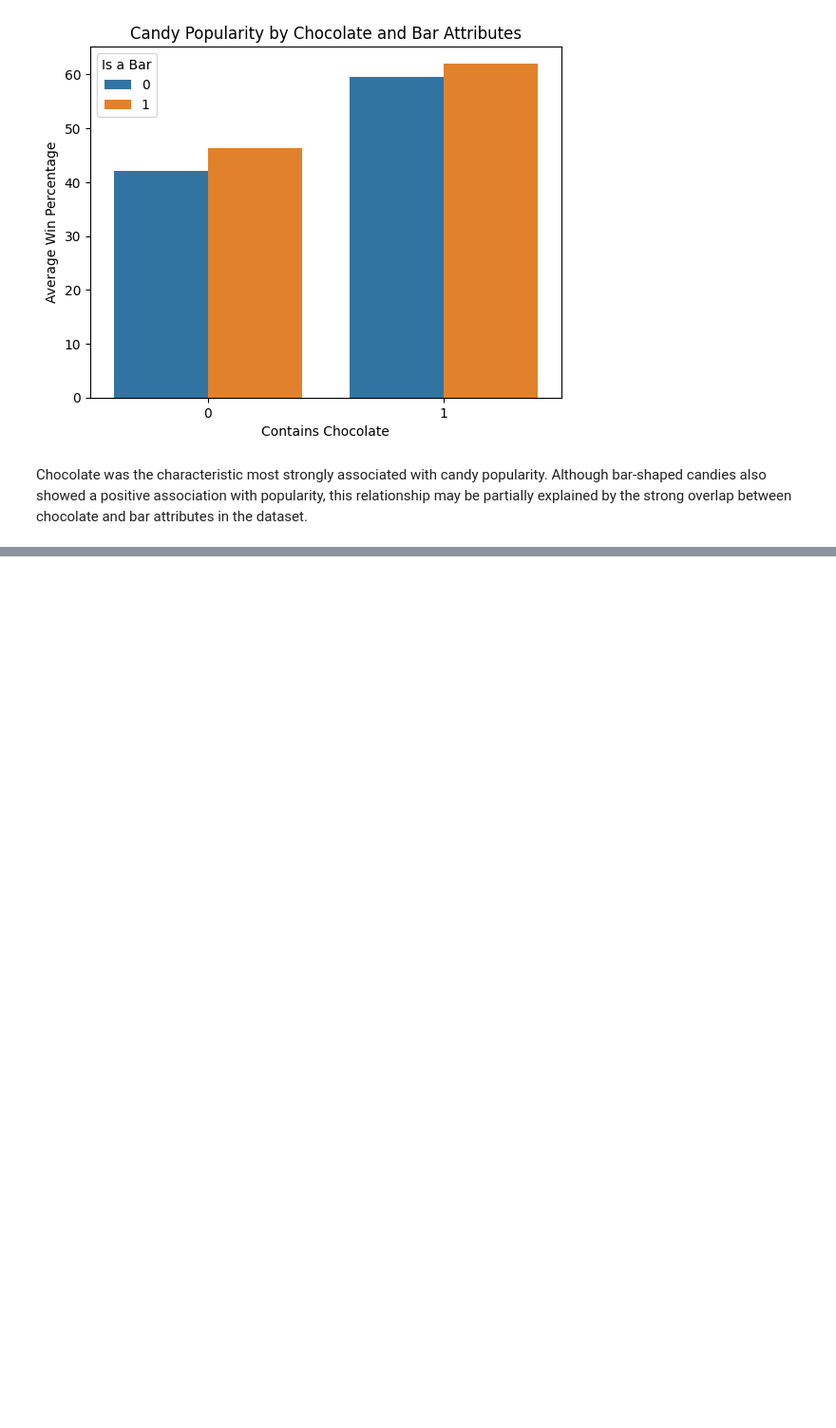
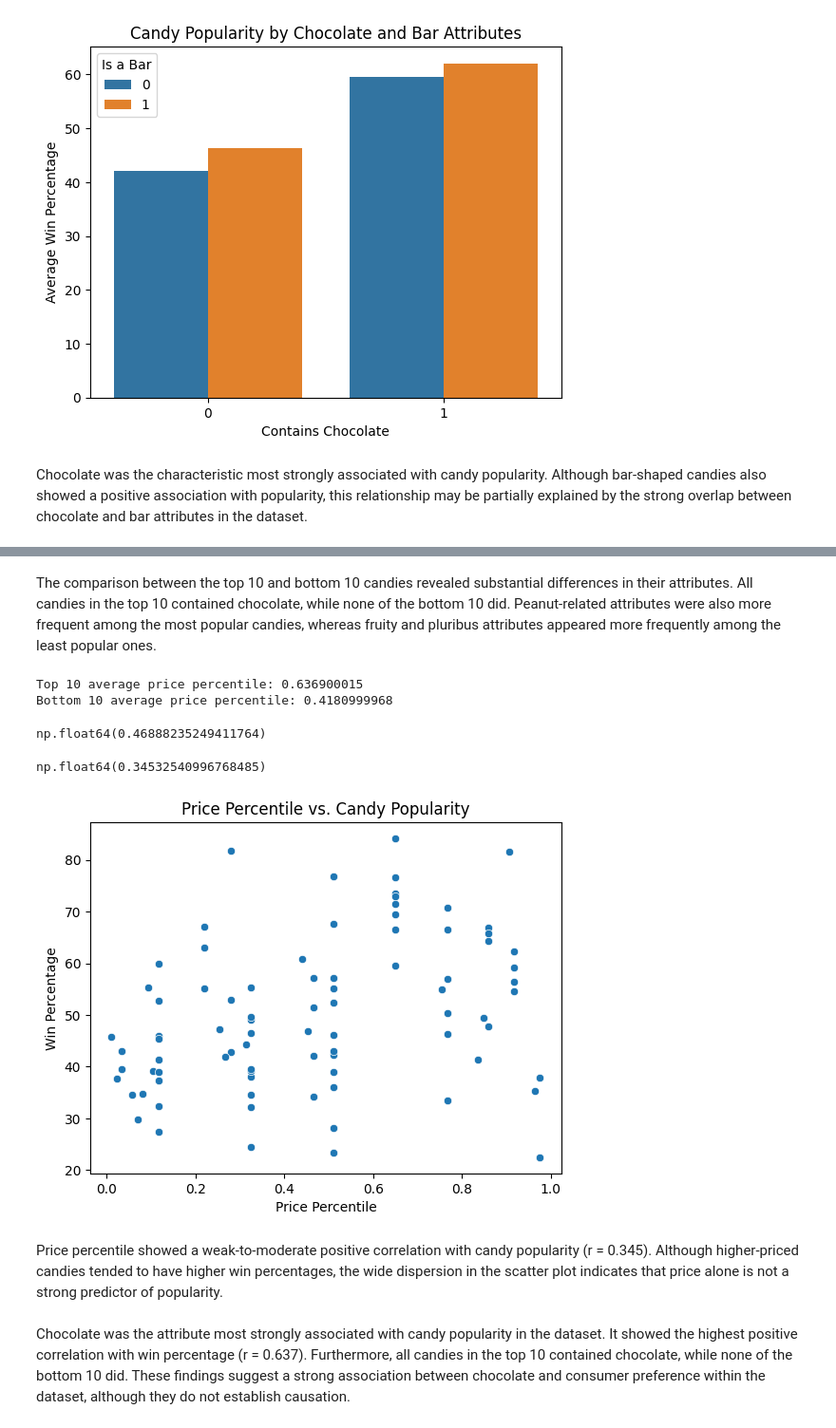
Before and after one commit to Leticia-Sousa-DS/trick-or-data, a Jupyter notebook: notebooks/data-collection.ipynb, the cells around one changed output, grey strips where cells are left out. Shown at 95% size. Drawn from its saved outputs; the diff is of its cells as text; code cells hidden in the pictures; blank space fills up the shorter version.

Commit message:
feat: expand candy analysis with rankings and validation

```diff
--- a/notebooks/data-collection.ipynb
+++ b/notebooks/data-collection.ipynb
@@ -319,0 +463,36 @@ Chocolate was the characteristic most strongly associated with candy popularity.
+# %% [markdown]
+The comparison between the top 10 and bottom 10 candies revealed substantial differences in their attributes. All candies in the top 10 contained chocolate, while none of the bottom 10 did. Peanut-related attributes were also more frequent among the most popular candies, whereas fruity and pluribus attributes appeared more frequently among the least popular ones.
+# %%
+print("Top 10 average price percentile:",
+      top10['pricepercent'].mean())
+
+print("Bottom 10 average price percentile:",
+      bottom10['pricepercent'].mean())
+# %% [output]
+Top 10 average price percentile: 0.636900015
+Bottom 10 average price percentile: 0.4180999968
+# %%
+df['pricepercent'].mean()
+# %% [output]
+np.float64(0.46888235249411764)
+# %%
+df['pricepercent'].corr(df['winpercent'])
+# %% [output]
+np.float64(0.34532540996768485)
+# %%
+sns.scatterplot(
+    data=df,
+    x='pricepercent',
+    y='winpercent'
+)
+
+plt.title('Price Percentile vs. Candy Popularity')
+plt.xlabel('Price Percentile')
+plt.ylabel('Win Percentage')
+plt.show()
+# %% [output]
+[figure, added]
+# %% [markdown]
+Price percentile showed a weak-to-moderate positive correlation with candy popularity (r = 0.345). Although higher-priced candies tended to have higher win percentages, the wide dispersion in the scatter plot indicates that price alone is not a strong predictor of popularity.
+# %% [markdown]
+Chocolate was the attribute most strongly associated with candy popularity in the dataset. It showed the highest positive correlation with win percentage (r = 0.637). Furthermore, all candies in the top 10 contained chocolate, while none of the bottom 10 did. These findings suggest a strong association between chocolate and consumer preference within the dataset, although they do not establish causation.
```
Also changed, not shown: parts of 12 cells of this notebook.
